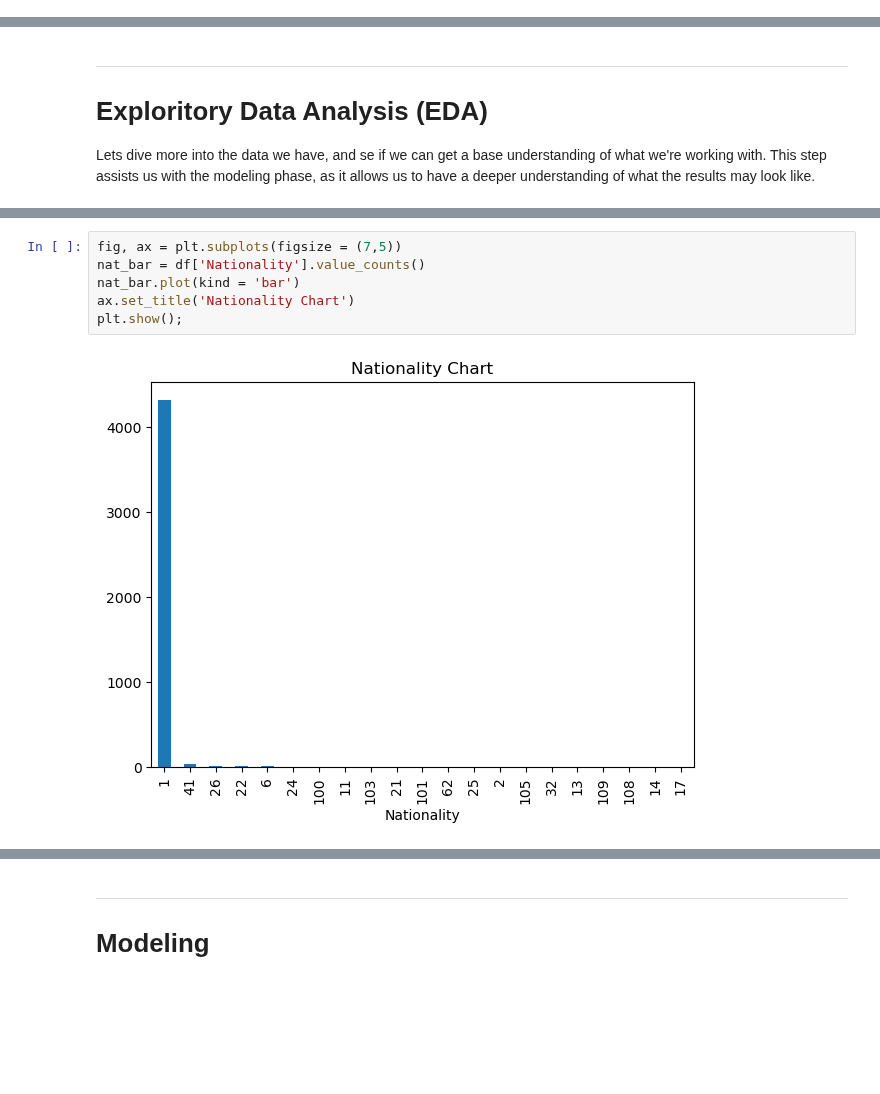
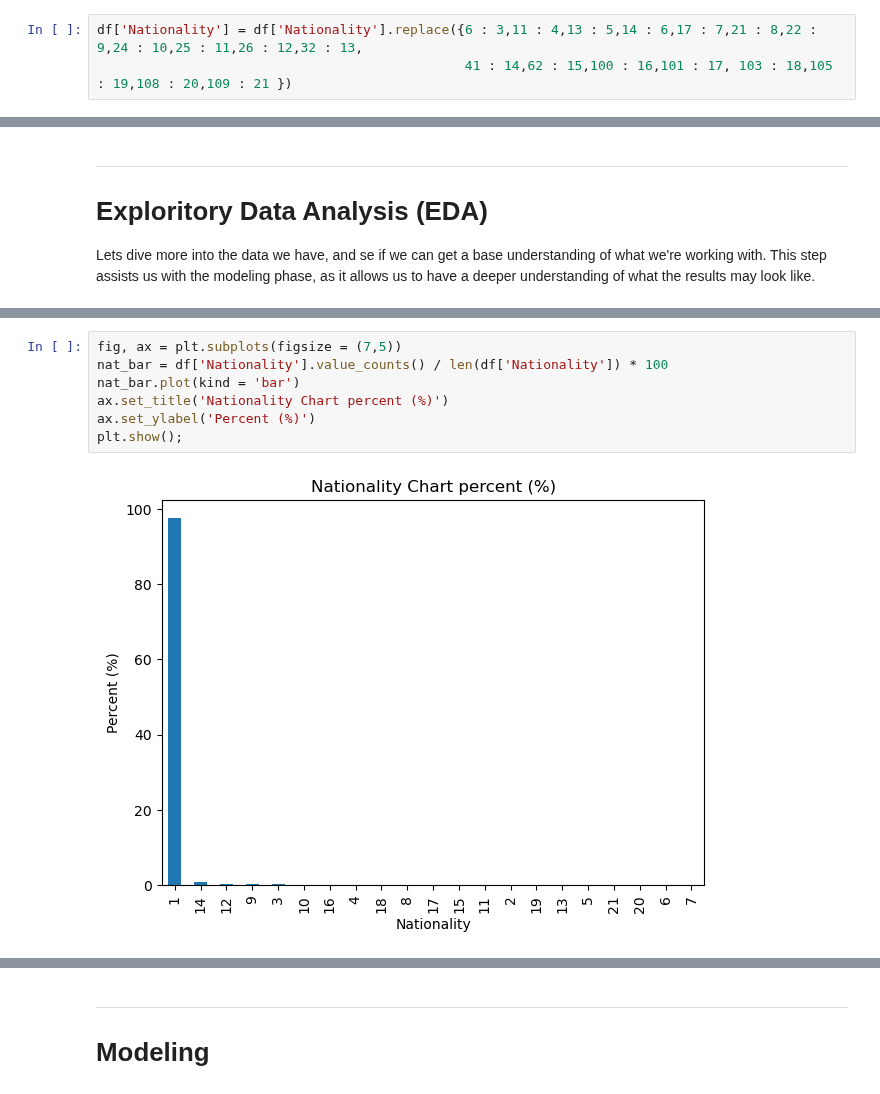
Before and after one commit to Djohnson1313/predicting_student_success, a Jupyter notebook: predicting_student_success_notebook.ipynb, the cells around one changed output, grey strips where cells are left out. Cells and saved outputs as stored; diff of their text form; blank space fills up the shorter version.

```diff
--- a/predicting_student_success_notebook.ipynb
+++ b/predicting_student_success_notebook.ipynb
@@ -150,6 +119,9 @@ Here we will look into the distribution of our data. we can see that a majority
 # Data Preparation
 # %%
 df = df.rename(columns = {'Nacionality' : 'Nationality'})
+# %%
+df['Nationality'] = df['Nationality'].replace({6 : 3,11 : 4,13 : 5,14 : 6,17 : 7,21 : 8,22 : 9,24 : 10,25 : 11,26 : 12,32 : 13,
+                                               41 : 14,62 : 15,100 : 16,101 : 17, 103 : 18,105 : 19,108 : 20,109 : 21 })
 # %% [markdown]
 ---
 ## Methodoligy
@@ -192,8 +201,9 @@ plt.show();
 # %%
 fig, ax = plt.subplots(figsize = (7,5))
-nat_bar = df['Nationality'].value_counts()
+nat_bar = df['Nationality'].value_counts() / len(df['Nationality']) * 100
 nat_bar.plot(kind = 'bar')
-ax.set_title('Nationality Chart')
+ax.set_title('Nationality Chart percent (%)')
+ax.set_ylabel('Percent (%)')
 plt.show();
 # %% [output]
-[figure, old version]
+[figure, new version]
```
Also changed, not shown: parts of 18 cells of this notebook.
